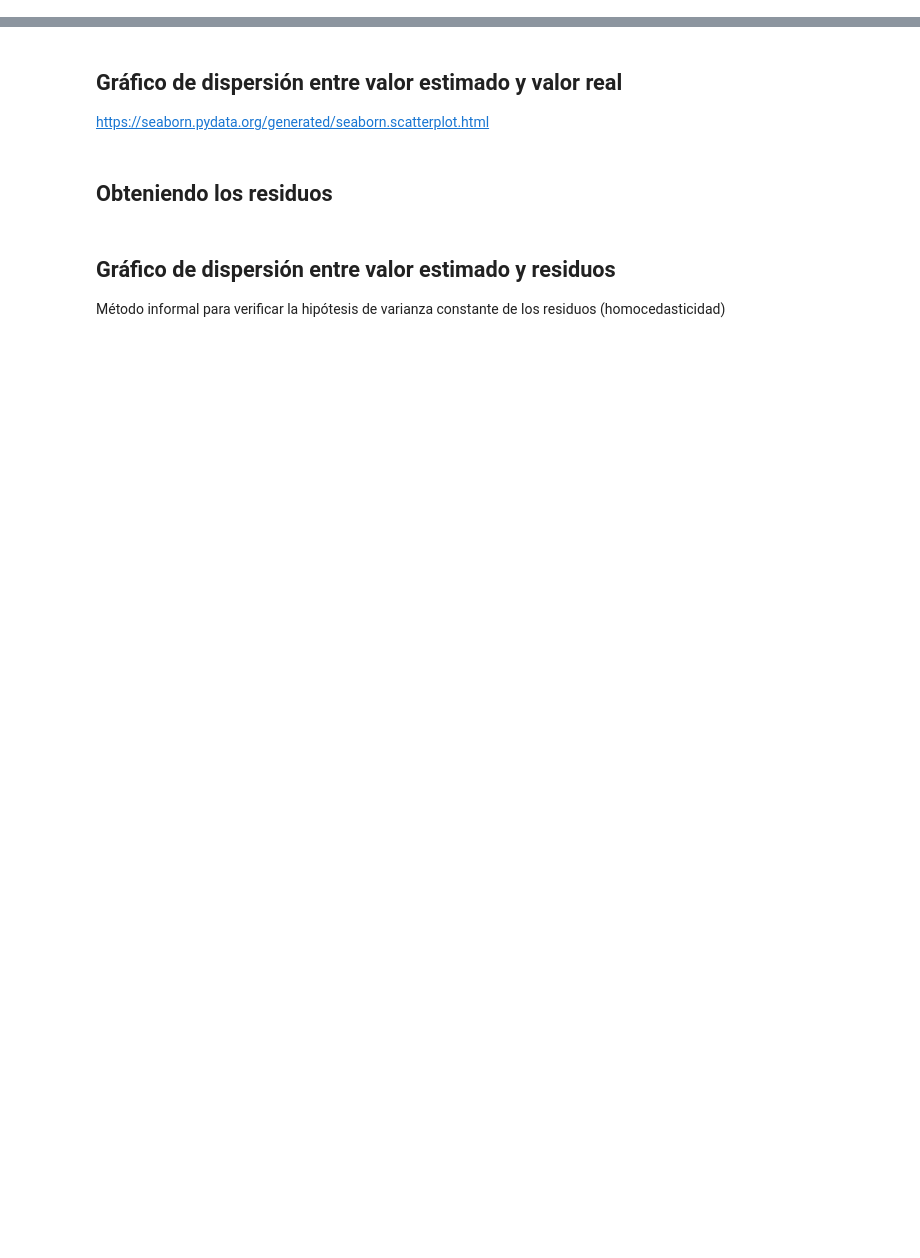
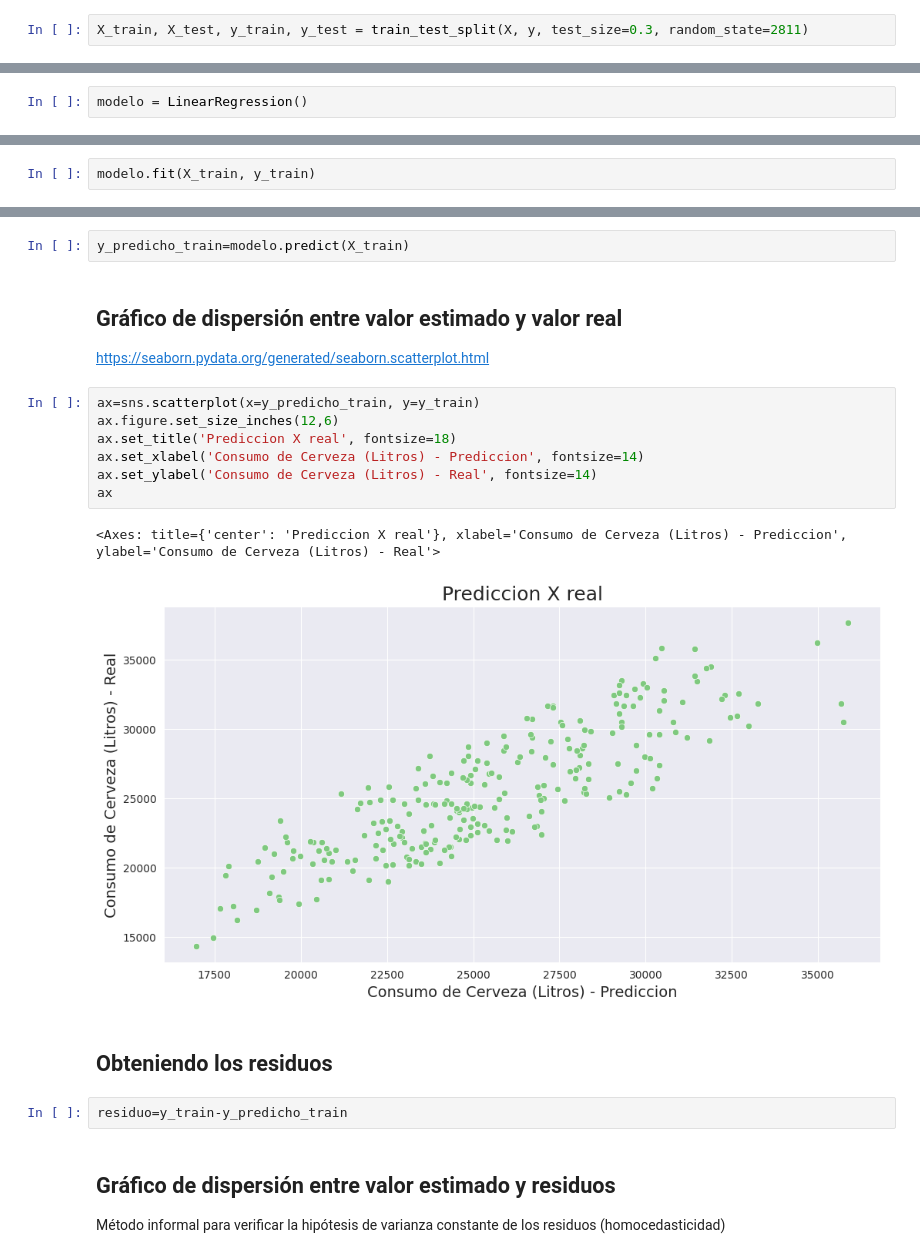
Before and after one commit to AdrianCPC/Profundizando_analisis_de_datos, a Jupyter notebook: Regresion_lineal.ipynb, the cells around one changed output, grey strips where cells are left out. Saved outputs shown, nothing was run; the diff lists cells and outputs as text; blank space fills up the shorter version.

Commit message:
training models

```diff
--- a/Regresion_lineal.ipynb
+++ b/Regresion_lineal.ipynb
@@ -343,4 +349,6 @@ https://scikit-learn.org/stable/modules/generated/sklearn.model_selection.train_
 # %% [markdown]
 ## Creando los datasets de entrenamiento y de prueba
+# %%
+X_train, X_test, y_train, y_test = train_test_split(X, y, test_size=0.3, random_state=2811)
 # %% [markdown]
 ## Comprobando los tamaños de los archivos generados por la función *train_test_split*.
@@ -355,6 +386,10 @@ https://scikit-learn.org/stable/modules/classes.html#regression-metrics
 # %% [markdown]
 ## Instanciando la clase *LinearRegression()*
+# %%
+modelo = LinearRegression()
 # %% [markdown]
 ## Utilizando el método *fit()* del objeto "modelo" para estimar nuestro modelo lineal con los datos de ENTRENAMIENTO (y_train e X_train)
 
 https://scikit-learn.org/stable/modules/generated/sklearn.linear_model.LinearRegression.html#sklearn.linear_model.LinearRegression.fit
+# %%
+modelo.fit(X_train, y_train)
@@ -429,12 +521,26 @@ https://docs.scipy.org/doc/numpy/reference/generated/numpy.append.html?#numpy.ap
 <hr style='border: 2px solid red;'>
 # %% [markdown]
 ## Generando predicciones del modelo para los datos de ENTRENAMIENTO
+# %%
+y_predicho_train=modelo.predict(X_train)
 # %% [markdown]
 ## Gráfico de dispersión entre valor estimado y valor real
 
 https://seaborn.pydata.org/generated/seaborn.scatterplot.html
+# %%
+ax=sns.scatterplot(x=y_predicho_train, y=y_train)
+ax.figure.set_size_inches(12,6)
+ax.set_title('Prediccion X real', fontsize=18)
+ax.set_xlabel('Consumo de Cerveza (Litros) - Prediccion', fontsize=14)
+ax.set_ylabel('Consumo de Cerveza (Litros) - Real', fontsize=14)
+ax
+# %% [output]
+<Axes: title={'center': 'Prediccion X real'}, xlabel='Consumo de Cerveza (Litros) - Prediccion', ylabel='Consumo de Cerveza (Litros) - Real'>
+[figure, added]
 # %% [markdown]
 ## Obteniendo los residuos
+# %%
+residuo=y_train-y_predicho_train
 # %% [markdown]
 ## Gráfico de dispersión entre valor estimado y residuos
 
```
Also changed, not shown: parts of 35 cells of this notebook.
